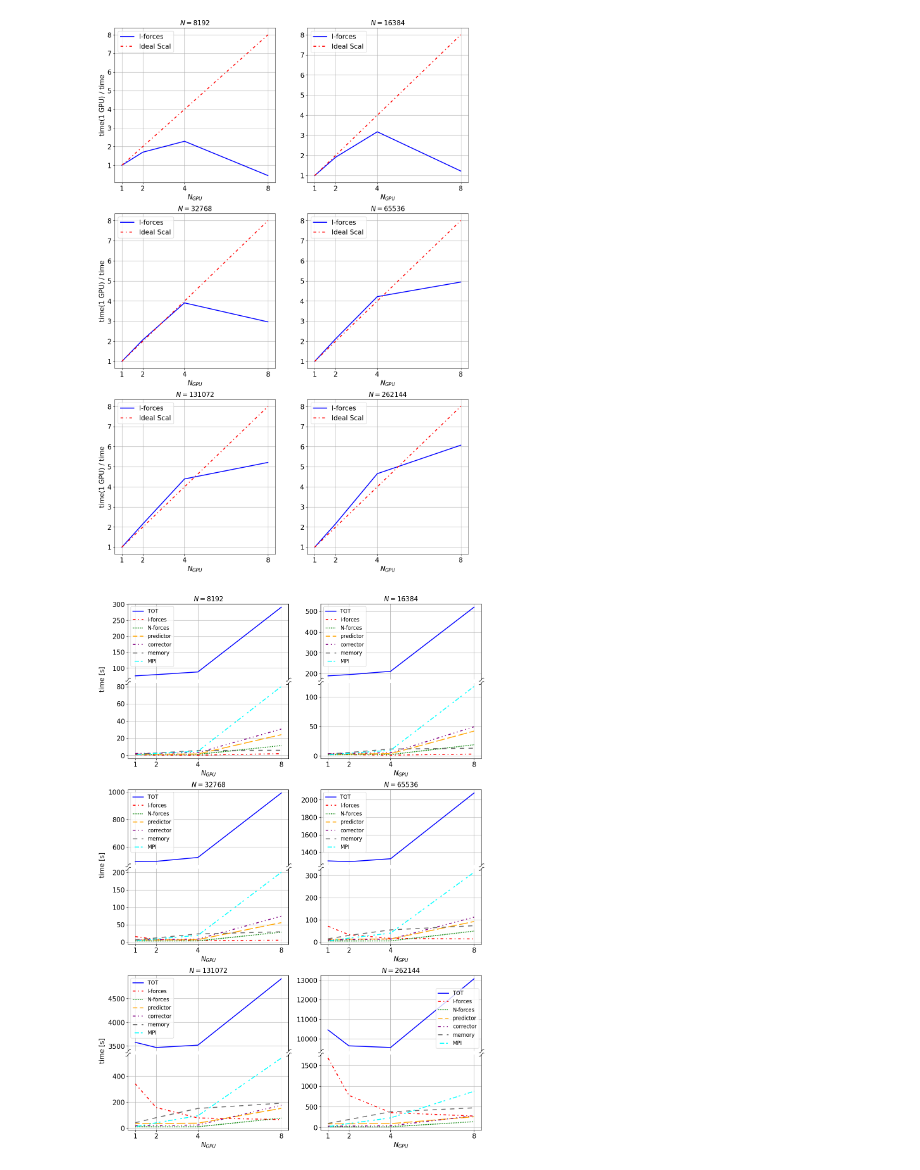
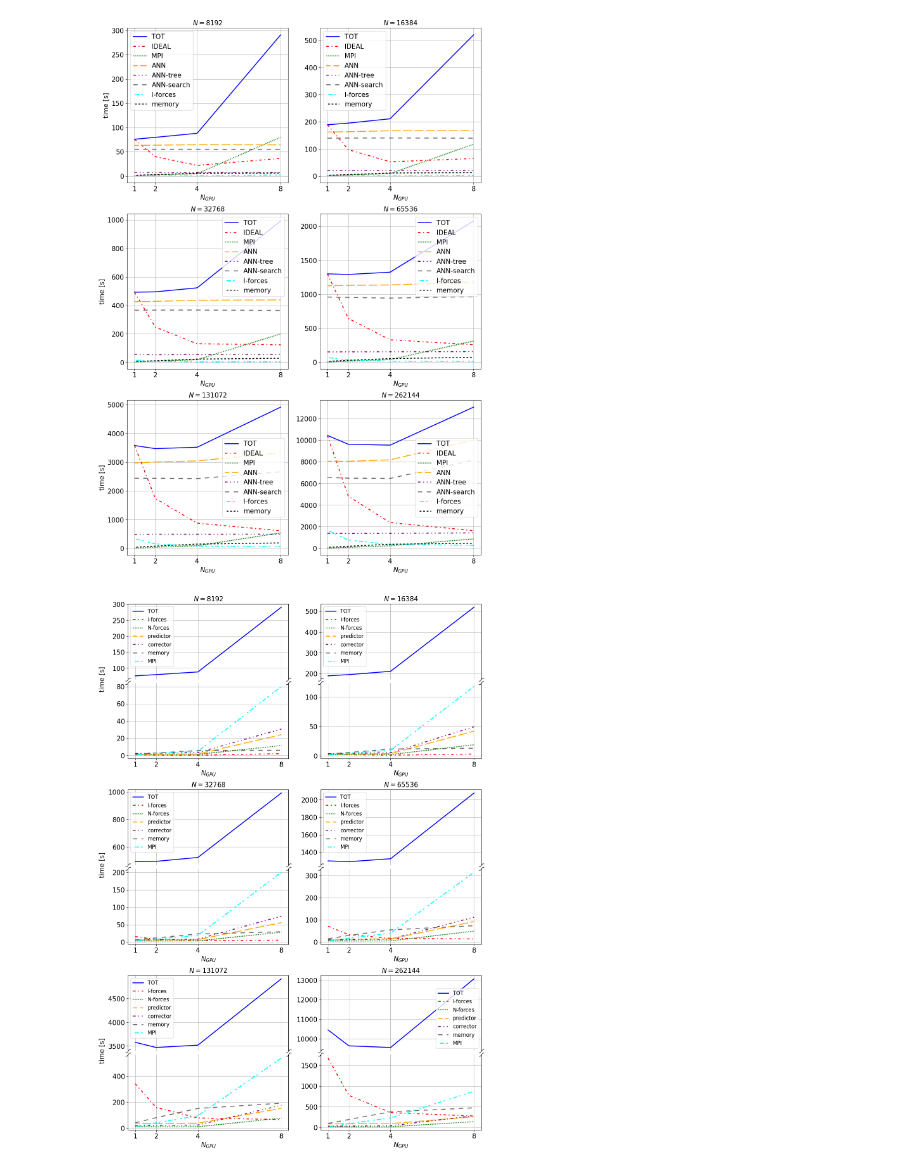
Before and after one commit to mattiamencagli/my-python-plots, a Jupyter notebook: plot_scalability.ipynb, the cells around one changed output. Cells and saved outputs as stored; diff of their text form; code cells hidden in the pictures.

```diff
--- a/plot_scalability.ipynb
+++ b/plot_scalability.ipynb
@@ -96,6 +96,7 @@ def plot_scal_N(i, ax, gpus, select):
                 _ = ax.plot(GPUN[gpus], lista[i][1][gpus,idx], linestyle=lin[j], linewidth=lw, color=col[j], label = profname[idx]); j+=1
         case "TOT_ANN_IF":
             _ = ax.plot(GPUN[gpus], lista[i][1][gpus,8], linestyle=lin[j], linewidth=lw, color=col[j], label = 'TOT'); j+=1
+            _ = ax.plot(GPUN[gpus], lista[i][1][gpus,8] / GPUN[gpus], linestyle=lin[j], linewidth=lw, color=col[j], label = 'IDEAL'); j+=1
             _ = ax.plot(GPUN[gpus], lista[i][1][gpus,17]+lista[i][1][gpus,18], linestyle=lin[j], linewidth=lw, color=col[j], label = 'MPI'); j+=1
             #_ = ax.plot(GPUN[gpus], lista[i][1][gpus,17], linestyle=lin[j], linewidth=lw, color=col[j], label = 'MPI-red'); j+=1
             #_ = ax.plot(GPUN[gpus], lista[i][1][gpus,18], linestyle=lin[j], linewidth=lw, color=col[j], label = 'MPI-gat'); j+=1
@@ -104,7 +105,8 @@ def plot_scal_N(i, ax, gpus, select):
             _ = ax.plot(GPUN[gpus], lista[i][1][gpus,6], linestyle=lin[j], linewidth=lw, color=col[j], label = 'ANN-tree'); j+=1
             _ = ax.plot(GPUN[gpus], lista[i][1][gpus,7], linestyle=lin[j], linewidth=lw, color=col[j], label = 'ANN-search'); j+=1
             _ = ax.plot(GPUN[gpus], lista[i][1][gpus,4], linestyle=lin[j], linewidth=lw, color=col[j], label = 'I-forces'); j+=1
-            _ = ax.plot(GPUN[gpus], lista[i][1][gpus,9], linestyle=lin[j], linewidth=lw, color=col[j], label = 'active_stars'); j+=1 #QUESTO NON SO PERCHè CI METTE COSI TANTO SU 2 NODI.... MISTERO
+            _ = ax.plot(GPUN[gpus], lista[i][1][gpus,16]+lista[i][1][gpus,5], linestyle=lin[j], linewidth=lw, color=col[j], label = 'memory'); j+=1
+            #_ = ax.plot(GPUN[gpus], lista[i][1][gpus,9], linestyle=lin[j], linewidth=lw, color=col[j], label = 'active_stars'); j+=1 #QUESTO NON SO PERCHè CI METTE COSI TANTO SU 2 NODI.... MISTERO
             #_ = ax.plot(GPUN[gpus], lista[i][1][gpus,16]+lista[i][1][gpus,5], linestyle=lin[j], linewidth=lw, color=col[j], label = 'memory'); j+=1
             #_ = ax.plot(GPUN[gpus], lista[i][1][gpus,14], linestyle=lin[j], linewidth=lw, color=col[j], label = 'N-forces'); j+=1
             #_ = ax.plot(GPUN[gpus], lista[i][1][gpus,11], linestyle=lin[j], linewidth=lw, color=col[j], label = 'predigpustor'); j+=1
@@ -142,38 +144,38 @@ def plot_scal_N(i, ax, gpus, select):
         _ = ax.set_yscale("log", base=10)
         _ = ax.set_xlabel(r'time', fontsize=fs)
         #_ = ax.set_xlabel(r'time [Myr]', fontsize=fs)
         if(i%2==0):
             _ = ax.set_ylabel(r'$\Delta E/E$', fontsize=fs)
     _ = ax.legend(fontsize=fs)
     _ = ax.set_title(r'$N=%d$'%Ns[i],fontsize=fs)
     _ = ax.tick_params(axis='both', labelsize=fs)
     _ = ax.grid()
 ##########################################################################################################################
 
 no_overlap=[8,1,9,11,12,19,20,21,22]
 #select = "ALL_no_overlap"
-#select = "TOT_ANN_IF"
-select = "Iforce_scale"
+select = "TOT_ANN_IF"
+#select = "Iforce_scale"
 #select = "hermite_6th"
 #select = "errors"
 
 gpus = [0,1,2,3] #seleziona che elemtni di GPUN vuoi includere nel plot
 COL = 2 ; RIG = 3
 fig = plt.figure(666, figsize=[n*4.8*COL,n*4.8*RIG])
 gs = fig.add_gridspec(RIG,COL)#, hspace=0)
 axs = gs.subplots()#sharex=True, sharey=True)
 off = 2 #salto 2048 e 4096
 if(RIG > 1):
     for i in range(RIG*COL):
         plot_scal_N(i+off, axs[int(i/COL),i%COL], gpus, select)
 else:
     for i in range(RIG*COL):
         plot_scal_N(i+off, axs[i%COL], gpus, select)
-if(SAVE):
-    _ = plt.savefig(direc+select+".pdf", bbox_inches='tight', format='pdf')
+if(True):
+    _ = plt.savefig(direc+select+"new2.pdf", bbox_inches='tight', format='pdf')
     _ = plt.show(True)
 # %% [output]
-[figure, old version]
+[figure, new version]
 # %%
 ##########################################################################################################################
 def triang_func(x): return np.abs(x - np.floor(x + 0.5))
```
Also changed, not shown: 1 other file.
